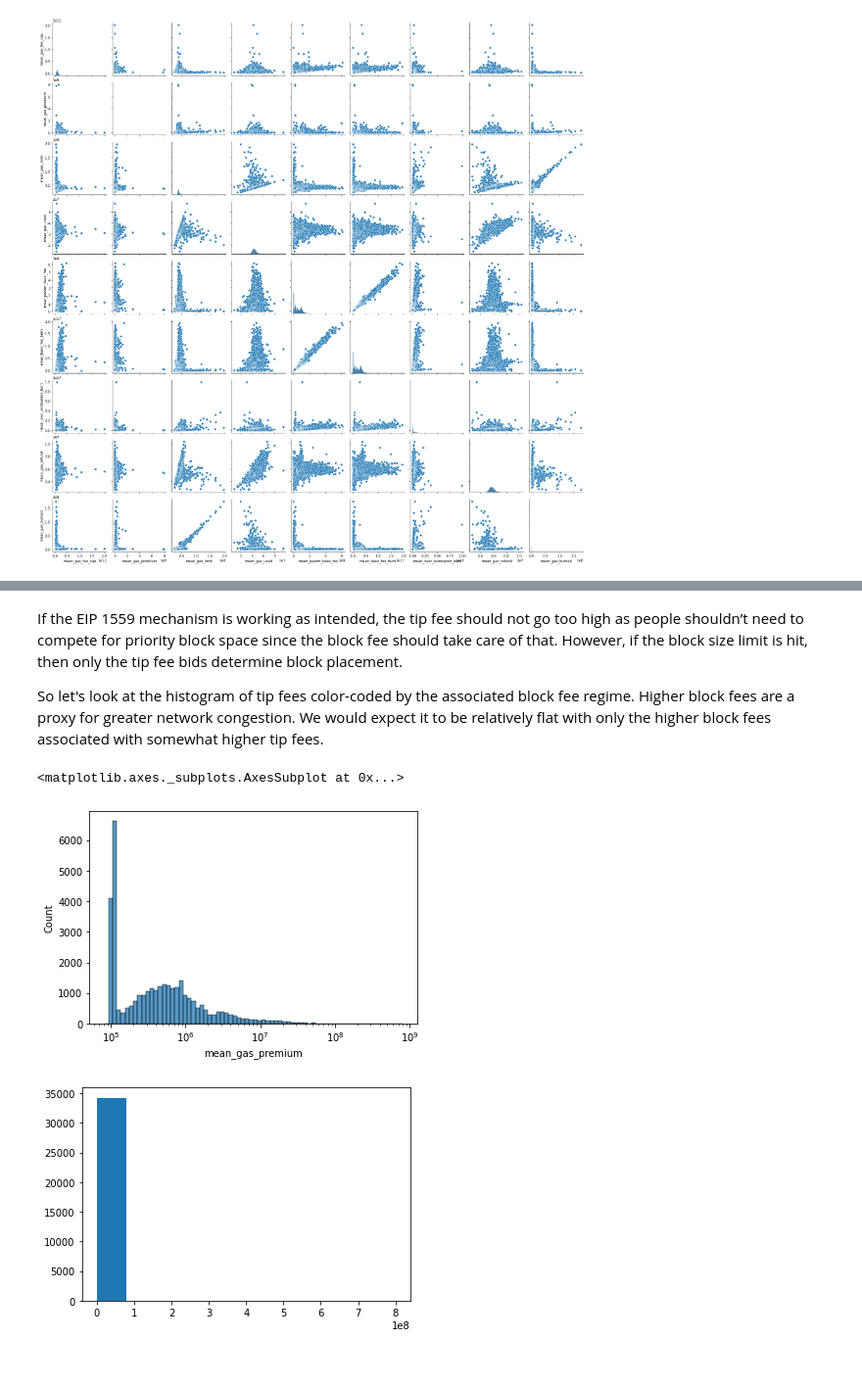
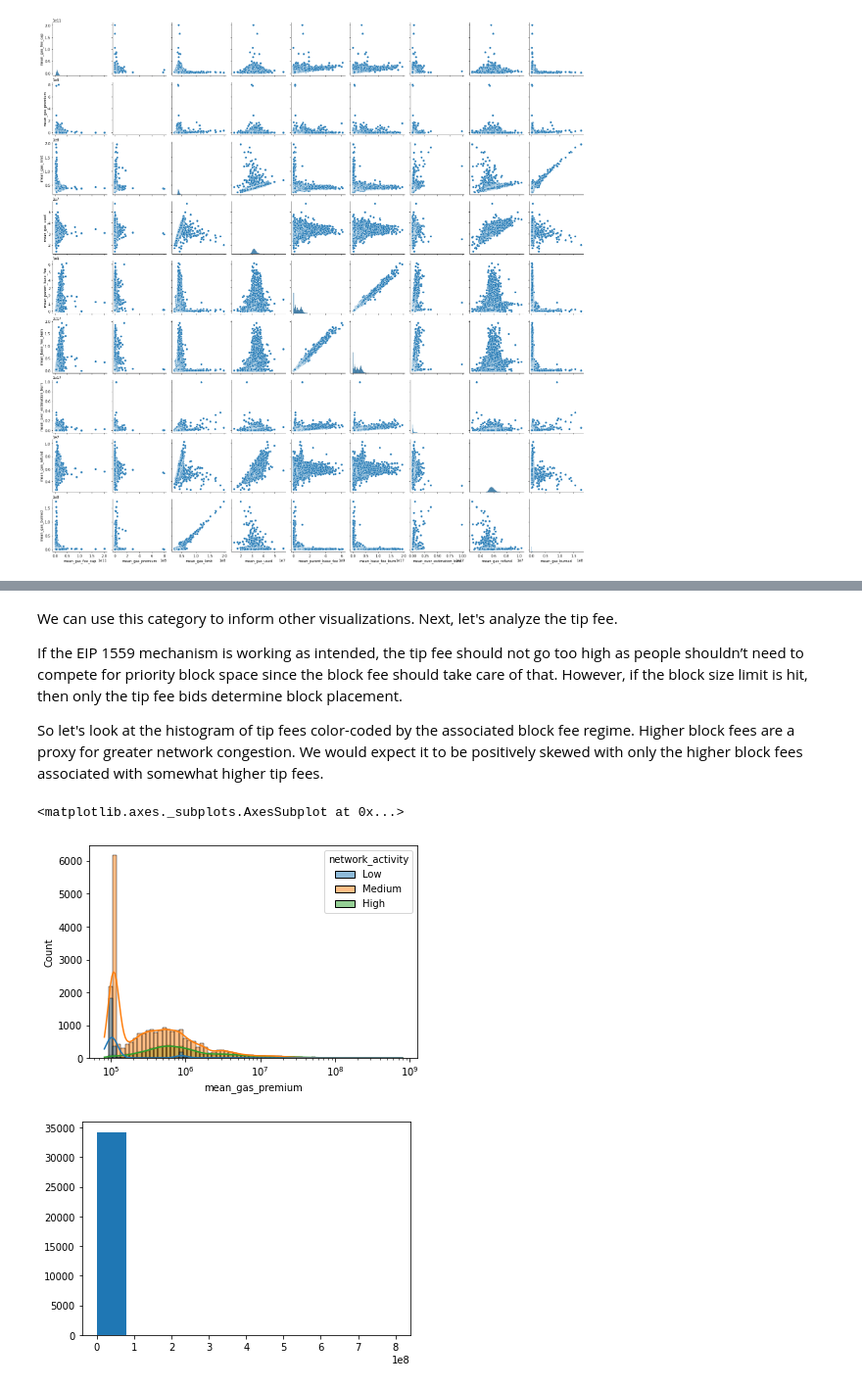
Before and after one commit to thor4/protocol_labs, a Jupyter notebook: step1.ipynb, the cells around one changed output, grey strips where cells are left out. Shown at 98% size. Saved outputs shown, nothing was run; the diff lists cells and outputs as text; code cells hidden in the pictures.

```diff
--- a/step1.ipynb
+++ b/step1.ipynb
@@ -91,0 +110,2 @@ fig1b = sns.pairplot(data=df.iloc[:,2:])
+# %%
+df['network_activity'] = ['Low' if x < 1e5 else 'Medium' if x > 1e5 and x < 1e9 else 'High' for x in df['mean_parent_base_fee']]
@@ -92,9 +151,11 @@ fig1b = sns.pairplot(data=df.iloc[:,2:])
 # %% [markdown]
+We can use this category to inform other visualizations. Next, let's analyze the tip fee.
+
 If the EIP 1559 mechanism is working as intended, the tip fee should not go too high as people shouldn’t need to compete for priority block space since the block fee should take care of that. However, if the block size limit is hit, then only the tip fee bids determine block placement.
 
-So let's look at the histogram of tip fees color-coded by the associated block fee regime. Higher block fees are a proxy for greater network congestion. We would expect it to be relatively flat with only the higher block fees associated with somewhat higher tip fees.
+So let's look at the histogram of tip fees color-coded by the associated block fee regime. Higher block fees are a proxy for greater network congestion. We would expect it to be positively skewed with only the higher block fees associated with somewhat higher tip fees.
 # %%
-sns.histplot(data=df, x='mean_gas_premium', log_scale=True, bins=20)
+sns.histplot(data=df, x='mean_gas_premium', log_scale=True, hue='network_activity', kde=True)
 # %% [output]
 <matplotlib.axes._subplots.AxesSubplot at 0x...>
-[figure, old version]
+[figure, new version]
```
Also changed, not shown: parts of 10 cells of this notebook.
